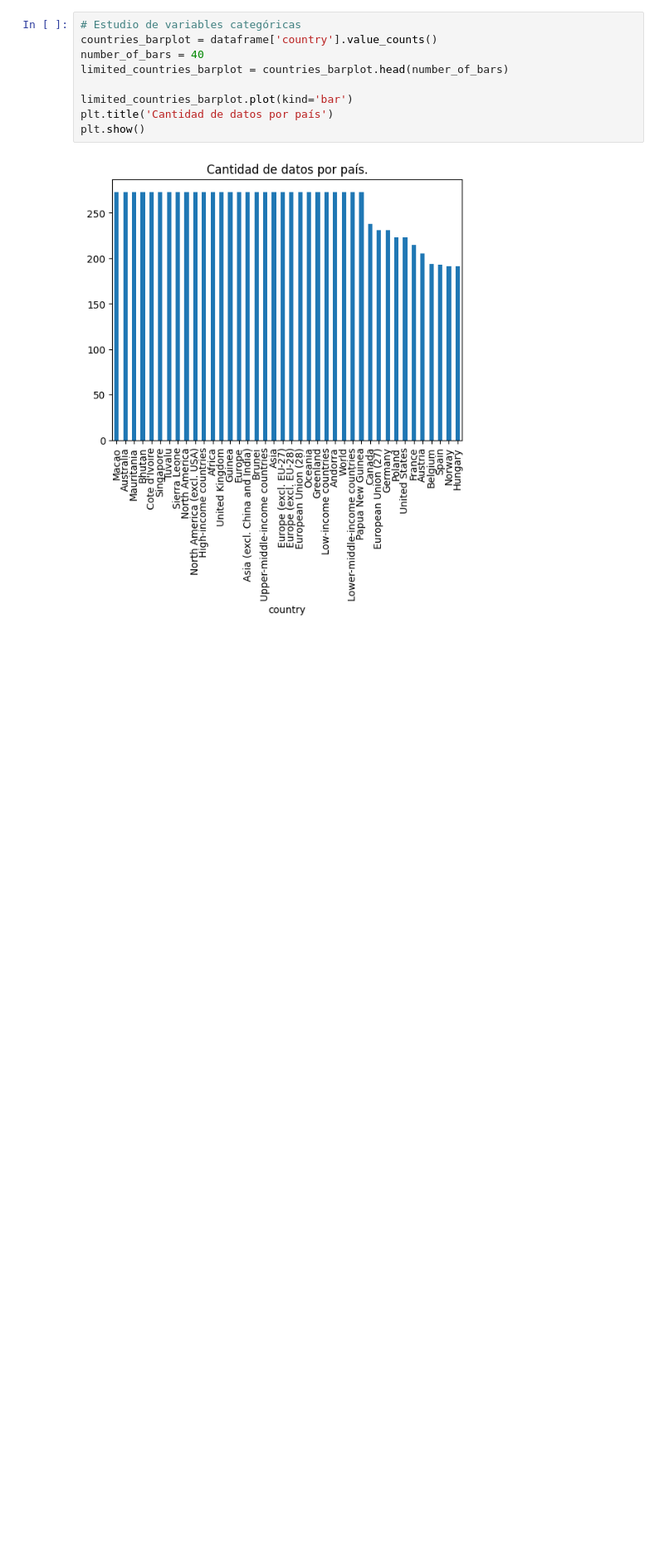
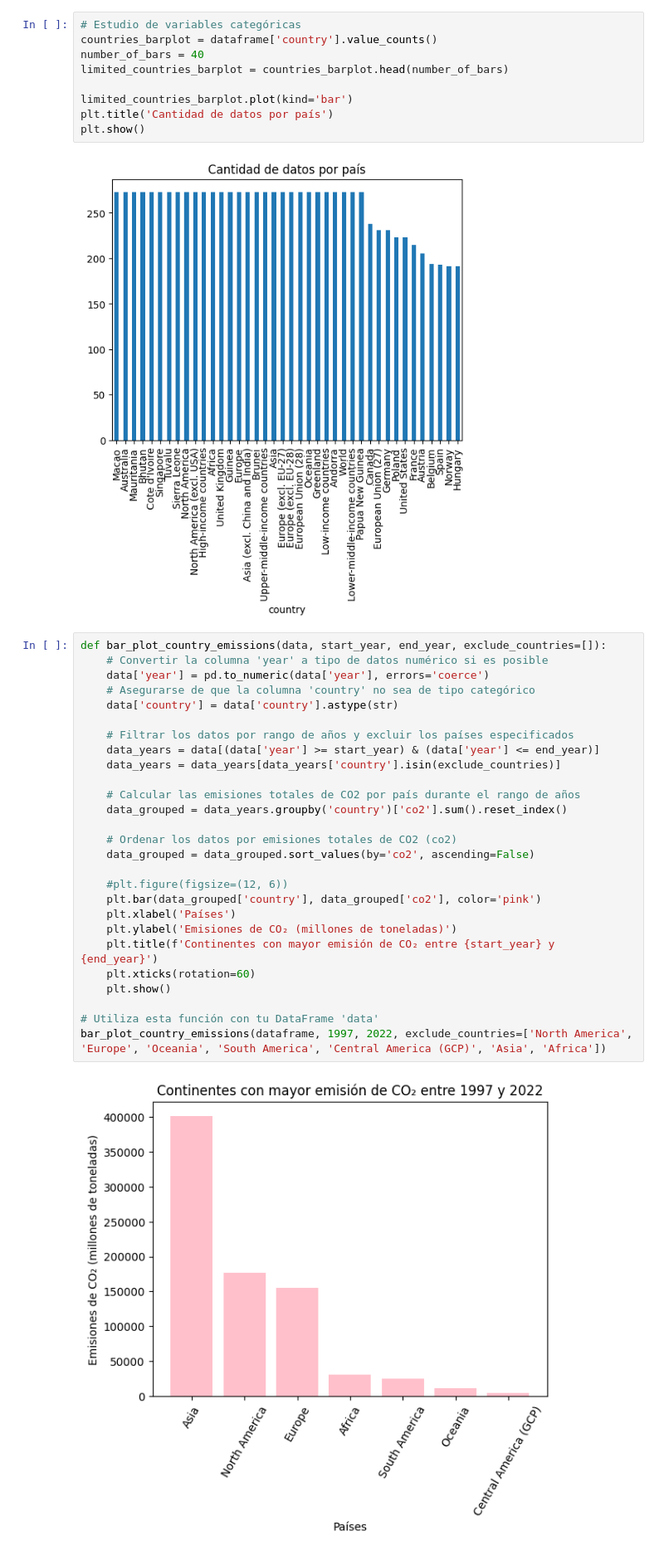
Before and after one commit to LINDAINES213/Data_Mining_Project, a Jupyter notebook: Project.ipynb, the cells around one changed output. Shown at 83% size. Cells and saved outputs as stored; diff of their text form; blank space fills up the shorter version.

Commit message:
CO2 emissions per continent

```diff
--- a/Project.ipynb
+++ b/Project.ipynb
@@ -174,3 +177,32 @@ plt.title('Cantidad de datos por país')
 plt.show()
 # %% [output]
 [figure]
+# %%
+def bar_plot_country_emissions(data, start_year, end_year, exclude_countries=[]):
+    # Convertir la columna 'year' a tipo de datos numérico si es posible
+    data['year'] = pd.to_numeric(data['year'], errors='coerce')
+    # Asegurarse de que la columna 'country' no sea de tipo categórico
+    data['country'] = data['country'].astype(str)
+
+    # Filtrar los datos por rango de años y excluir los países especificados
+    data_years = data[(data['year'] >= start_year) & (data['year'] <= end_year)]
+    data_years = data_years[data_years['country'].isin(exclude_countries)]
+
+    # Calcular las emisiones totales de CO2 por país durante el rango de años
+    data_grouped = data_years.groupby('country')['co2'].sum().reset_index()
+
+    # Ordenar los datos por emisiones totales de CO2 (co2)
+    data_grouped = data_grouped.sort_values(by='co2', ascending=False)
+
+    #plt.figure(figsize=(12, 6))
+    plt.bar(data_grouped['country'], data_grouped['co2'], color='pink')
+    plt.xlabel('Países')
+    plt.ylabel('Emisiones de CO₂ (millones de toneladas)')
+    plt.title(f'Continentes con mayor emisión de CO₂ entre {start_year} y {end_year}')
+    plt.xticks(rotation=60)
+    plt.show()
+
+# Utiliza esta función con tu DataFrame 'data'
+bar_plot_country_emissions(dataframe, 1997, 2022, exclude_countries=['North America', 'Europe', 'Oceania', 'South America', 'Central America (GCP)', 'Asia', 'Africa'])
+# %% [output]
+[figure, added]
```
Also changed, not shown: parts of 2 cells of this notebook.
